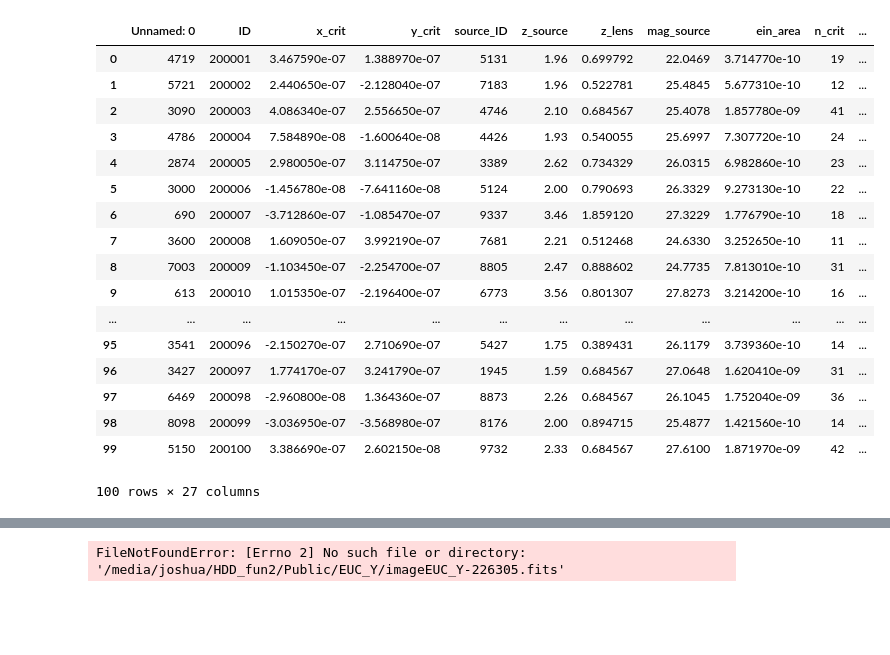
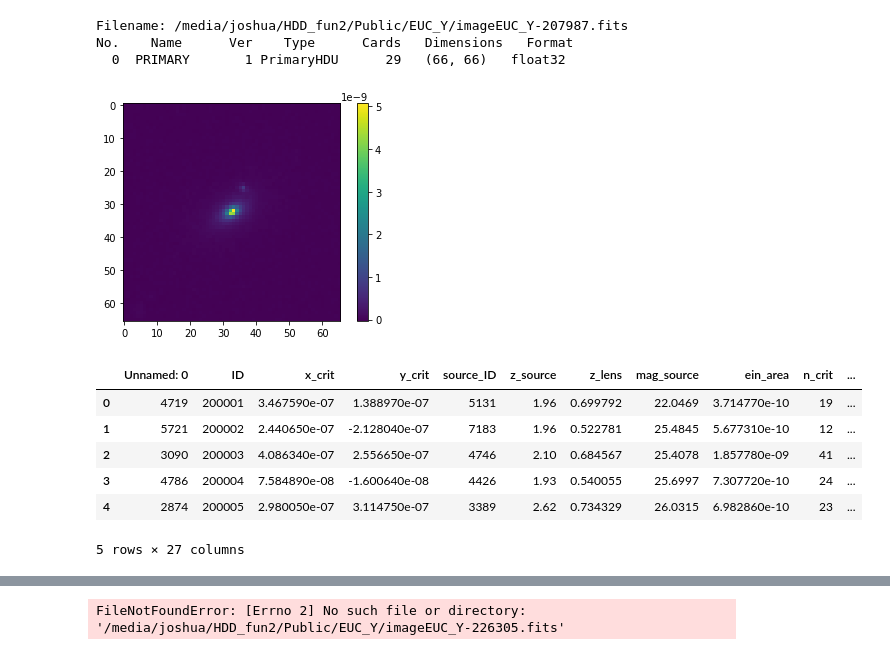
Before and after one commit to joshualin24/Lens_Finder, a Jupyter notebook: Visualizing_data.ipynb, the cells around one changed output, grey strips where cells are left out. Cells and saved outputs as stored; diff of their text form; code cells hidden in the pictures; blank space fills up the shorter version.

```diff
--- a/Visualizing_data.ipynb
+++ b/Visualizing_data.ipynb
@@ -34,24 +32,35 @@ train_data = pd.read_csv(root_folder + "image_catalog2.0train.csv" , skiprows=28
+# %%
+filepath = "/media/joshua/HDD_fun2/Public/EUC_Y/imageEUC_Y-207987.fits"
+
+#filepath = "/media/joshua/HDD_fun2/Public/EUC_Y/imageEUC_Y-207988.fits"
+#filepath = "/media/joshua/HDD_fun2/Public/EUC_H/imageEUC_H-207988.fits"
+#filepath = "/media/joshua/HDD_fun2/Public/EUC_VIS/imageEUC_VIS-207988.fits"
+
+lens_data = fits.open(filepath)
+lens_data.info()
+#print("info:", lens_data.info())
+img = lens_data[0].data
+plt.imshow(img)
+plt.colorbar()
+plt.show()
+# %% [output]
+Filename: /media/joshua/HDD_fun2/Public/EUC_Y/imageEUC_Y-207987.fits
+No.    Name      Ver    Type      Cards   Dimensions   Format
+  0  PRIMARY       1 PrimaryHDU      29   (66, 66)   float32
+[figure, added]
+# %%
+#train_data = pd.read_csv(root_folder + "image_catalog2.0train_v2.csv" , skiprows=27)
+train_data = pd.read_csv(root_folder + "image_catalog2.0train_v2.csv", header = 0)
 # %%
-train_data.head(100)
+train_data.head()
 # %% [output]
 |  | Unnamed: 0 | ID | x_crit | y_crit | source_ID | z_source | z_lens | mag_source | ein_area | n_crit | ... |
 | 0 | 4719 | 200001 | 3.467590e-07 | 1.388970e-07 | 5131 | 1.96 | 0.699792 | 22.0469 | 3.714770e-10 | 19 | ... |
 | 1 | 5721 | 200002 | 2.440650e-07 | -2.128040e-07 | 7183 | 1.96 | 0.522781 | 25.4845 | 5.677310e-10 | 12 | ... |
 | 2 | 3090 | 200003 | 4.086340e-07 | 2.556650e-07 | 4746 | 2.10 | 0.684567 | 25.4078 | 1.857780e-09 | 41 | ... |
 | 3 | 4786 | 200004 | 7.584890e-08 | -1.600640e-08 | 4426 | 1.93 | 0.540055 | 25.6997 | 7.307720e-10 | 24 | ... |
 | 4 | 2874 | 200005 | 2.980050e-07 | 3.114750e-07 | 3389 | 2.62 | 0.734329 | 26.0315 | 6.982860e-10 | 23 | ... |
-| 5 | 3000 | 200006 | -1.456780e-08 | -7.641160e-08 | 5124 | 2.00 | 0.790693 | 26.3329 | 9.273130e-10 | 22 | ... |
-| 6 | 690 | 200007 | -3.712860e-07 | -1.085470e-07 | 9337 | 3.46 | 1.859120 | 27.3229 | 1.776790e-10 | 18 | ... |
-| 7 | 3600 | 200008 | 1.609050e-07 | 3.992190e-07 | 7681 | 2.21 | 0.512468 | 24.6330 | 3.252650e-10 | 11 | ... |
-| 8 | 7003 | 200009 | -1.103450e-07 | -2.254700e-07 | 8805 | 2.47 | 0.888602 | 24.7735 | 7.813010e-10 | 31 | ... |
-| 9 | 613 | 200010 | 1.015350e-07 | -2.196400e-07 | 6773 | 3.56 | 0.801307 | 27.8273 | 3.214200e-10 | 16 | ... |
-| ... | ... | ... | ... | ... | ... | ... | ... | ... | ... | ... | ... |
-| 95 | 3541 | 200096 | -2.150270e-07 | 2.710690e-07 | 5427 | 1.75 | 0.389431 | 26.1179 | 3.739360e-10 | 14 | ... |
-| 96 | 3427 | 200097 | 1.774170e-07 | 3.241790e-07 | 1945 | 1.59 | 0.684567 | 27.0648 | 1.620410e-09 | 31 | ... |
-| 97 | 6469 | 200098 | -2.960800e-08 | 1.364360e-07 | 8873 | 2.26 | 0.684567 | 26.1045 | 1.752040e-09 | 36 | ... |
-| 98 | 8098 | 200099 | -3.036950e-07 | -3.568980e-07 | 8176 | 2.00 | 0.894715 | 25.4877 | 1.421560e-10 | 14 | ... |
-| 99 | 5150 | 200100 | 3.386690e-07 | 2.602150e-08 | 9732 | 2.33 | 0.684567 | 27.6100 | 1.871970e-09 | 42 | ... |
-100 rows × 27 columns
+5 rows × 27 columns
 # %%
 train_data[train_data['ID'] == 226305]
 # %% [output]
```
Also changed, not shown: parts of 3 cells of this notebook, 1 other file.
